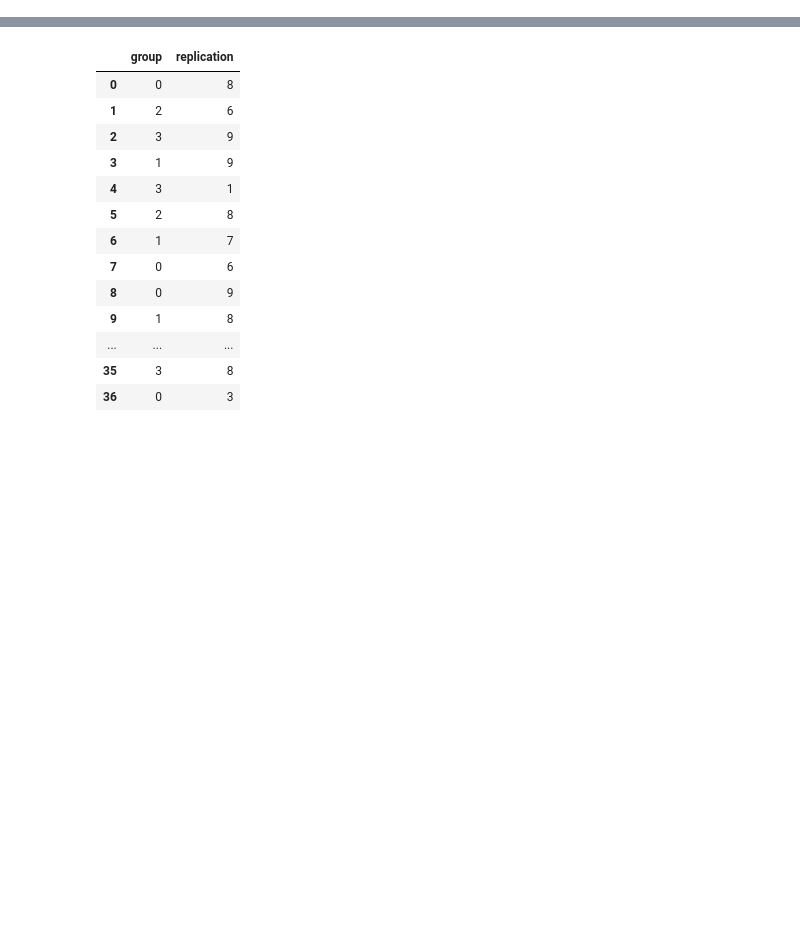
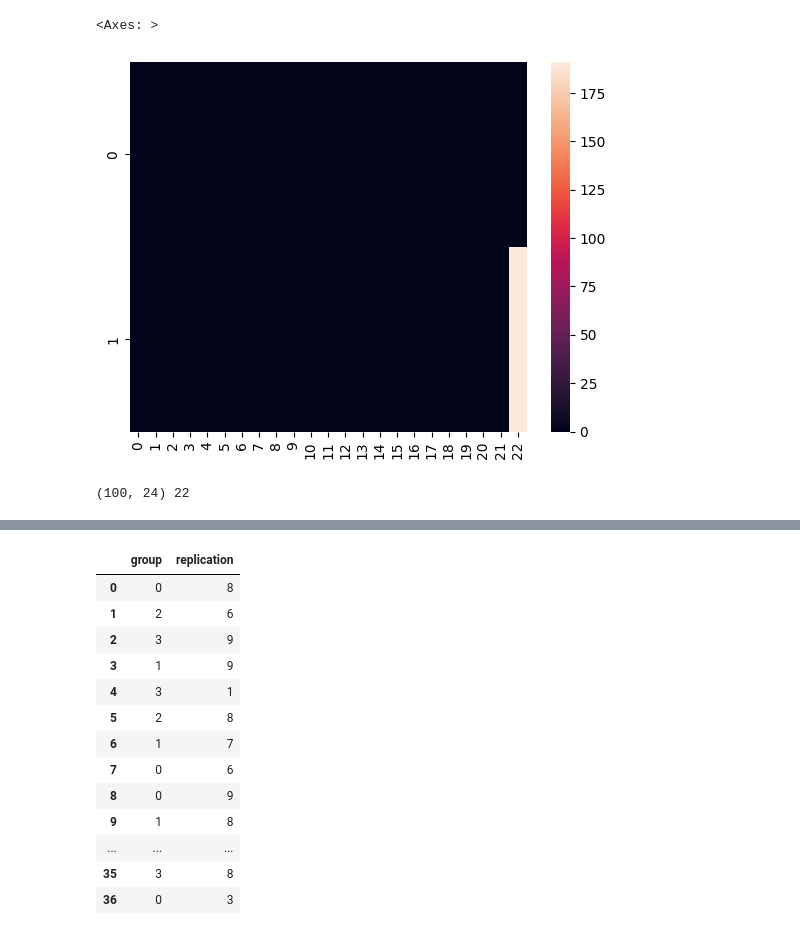
Before and after one commit to lr1021/p-splines, a Jupyter notebook: stratified_shuffle.ipynb, the cells around one changed output, grey strips where cells are left out. Drawn from its saved outputs; the diff is of its cells as text; code cells hidden in the pictures; blank space fills up the shorter version.

Commit message:
ortho-spectral

```diff
--- a/stratified_shuffle.ipynb
+++ b/stratified_shuffle.ipynb
@@ -4,0 +122,6 @@ import itertools
+# %%
+from seaborn import heatmap
+heatmap(X0_ortho.T@X)
+# %% [output]
+<Axes: >
+[figure, added]
@@ -4,0 +160,57 @@ import itertools
+# %%
+# Unpenalised trends (can construct with spline weight trends)
+w_trend = np.arange(k)
+w_trends = np.array([w_trend**d for d in range(0, order)]).T
+X0 = X@w_trends
+X0_plot = X_plot@w_trends
+
+for c in range(X0.shape[1]):
+    col = X0[:, c]
+    col_plot = X0_plot[:, c]
+
+    for c0 in range(c):
+        col0 = X0[:, c0]
+        col0_plot = X0_plot[:, c0]
+        col = col - (col0.T@col/np.linalg.norm(col0)**2)*col0
+        col_plot = col_plot - (col0.T@col/np.linalg.norm(col0)**2)*col0_plot
+
+        X0[:, c] = col
+        X0_plot[:, c] = col_plot
+
+X0_ortho = X0.copy()
+X0 = X0[:, 1:]
+X0_ortho_plot = X0_plot.copy()
+X0_plot = X0_plot[:, 1:]
+
+X0 = X0 / (np.max(X0_plot, axis=0) - np.min(X0_plot, axis=0))
+X0_plot = X0_plot / (np.max(X0_plot, axis=0) - np.min(X0_plot, axis=0))
+#X0 = X0/np.linalg.norm(X0, axis=0)
+#X0_plot = X0_plot/np.linalg.norm(X0_plot, axis=0)
+
+# ortho
+for c in range(X0_ortho.shape[1]):
+    col = X0_ortho[:, c].reshape(-1, 1)
+    col_plot = X0_ortho_plot[:, c].reshape(-1, 1)
+
+    X = X - (col.T@X/np.linalg.norm(col)**2).reshape(-1, 1).T*col
+    X_plot = X_plot - (col.T@X/np.linalg.norm(col)**2)*col_plot
+print(X.shape, np.linalg.matrix_rank(X))
+
+# Penalised
+r = k - order
+K = difference_matrix(k, order=order)[:, :].T @ difference_matrix(k, order=order)[:, :]
+K_pinv = np.linalg.pinv(K)
+
+VK_pinv, UK_pinv = np.linalg.eigh(K_pinv)
+#X_plot_p = X_plot @ (UK_pinv[:, -r:] * np.sqrt(VK_pinv[-r:]))
+V, U = np.linalg.eigh(X@K_pinv@X.T)
+Vp = V[-r:]
+Up = U[:, -r:]
+U0 = U[:, :-r]
+Xp = Up*np.sqrt(Vp)
+
+#X = Xp
+X = np.hstack([Xp, X0])
+#X_plot = np.hstack([X_plot_p, X_plot_0])
+# %% [output]
+(100, 24) 22
```
Also changed, not shown: parts of 21 cells of this notebook, 9 other files.
